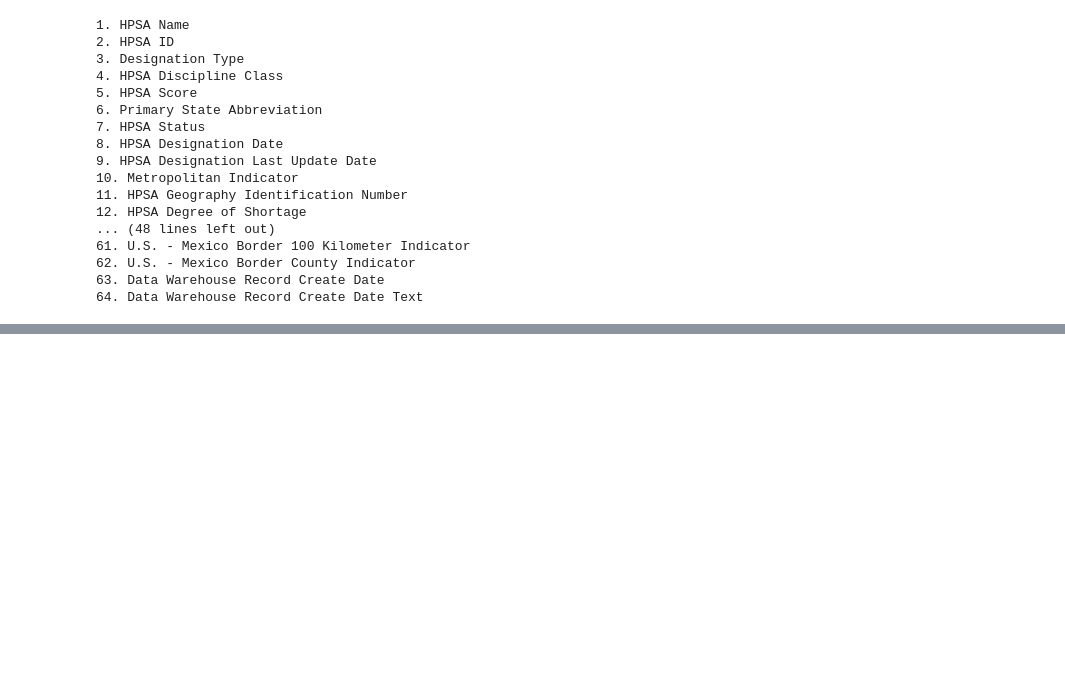
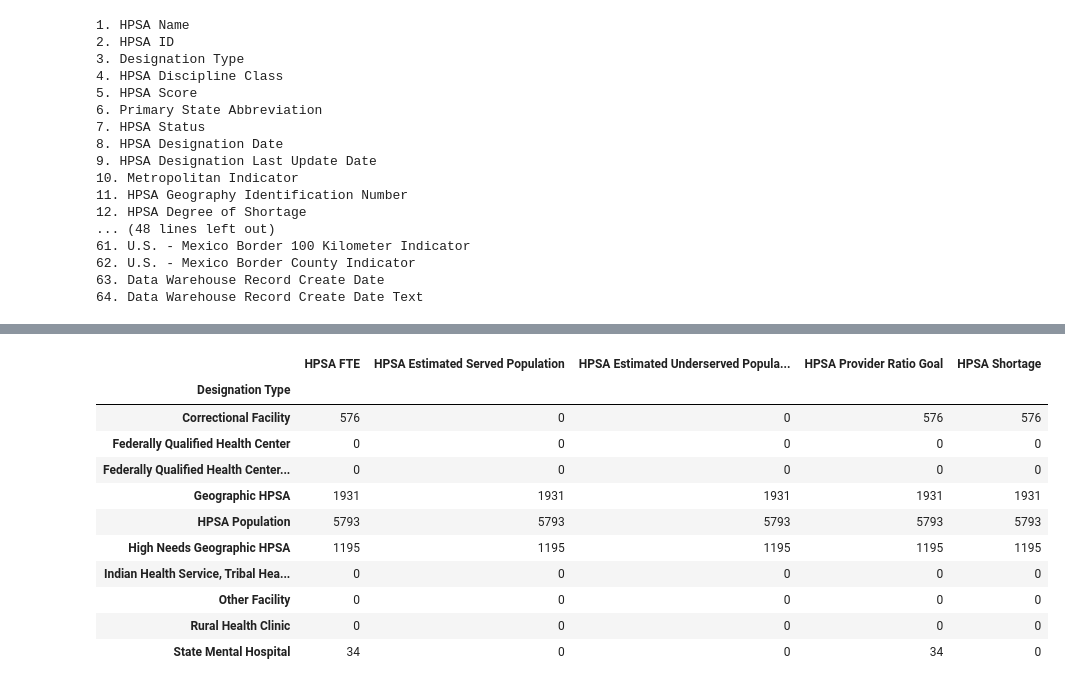
Before and after one commit to asarathy94/pediatric-mental-health-analysis, a Jupyter notebook: notebooks/05_hpsa_data_cleaning.ipynb, the cells around one changed output, grey strips where cells are left out. Cells and saved outputs as stored; diff of their text form; code cells hidden in the pictures; blank space fills up the shorter version.

```diff
--- a/notebooks/05_hpsa_data_cleaning.ipynb
+++ b/notebooks/05_hpsa_data_cleaning.ipynb
@@ -652,0 +683,23 @@ for i, col in enumerate(hpsa_current.columns, start=1):
+# %%
+hpsa_current.groupby("Designation Type")[
+    [
+        "HPSA FTE",
+        "HPSA Estimated Served Population",
+        "HPSA Estimated Underserved Population",
+        "HPSA Provider Ratio Goal",
+        "HPSA Shortage"
+    ]
+].count()
+# %% [output]
+|  | HPSA FTE | HPSA Estimated Served Population | HPSA Estimated Underserved Popula... | HPSA Provider Ratio Goal | HPSA Shortage |
+| Designation Type |  |  |  |  |  |
+| Correctional Facility | 576 | 0 | 0 | 576 | 576 |
+| Federally Qualified Health Center | 0 | 0 | 0 | 0 | 0 |
+| Federally Qualified Health Center... | 0 | 0 | 0 | 0 | 0 |
+| Geographic HPSA | 1931 | 1931 | 1931 | 1931 | 1931 |
+| HPSA Population | 5793 | 5793 | 5793 | 5793 | 5793 |
+| High Needs Geographic HPSA | 1195 | 1195 | 1195 | 1195 | 1195 |
+| Indian Health Service, Tribal Hea... | 0 | 0 | 0 | 0 | 0 |
+| Other Facility | 0 | 0 | 0 | 0 | 0 |
+| Rural Health Clinic | 0 | 0 | 0 | 0 | 0 |
+| State Mental Hospital | 34 | 0 | 0 | 34 | 0 |
```
Also changed, not shown: parts of 12 cells of this notebook.
